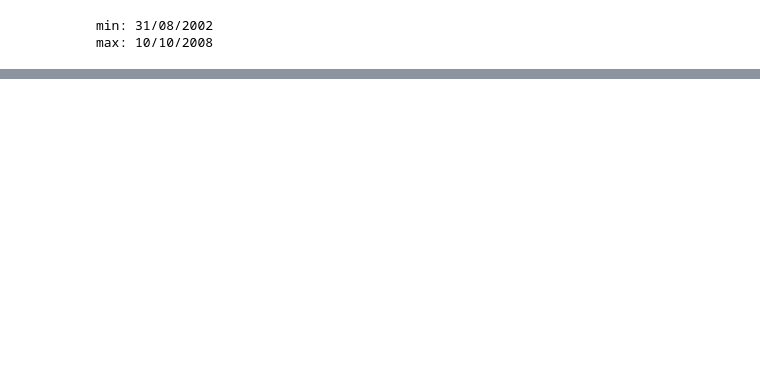
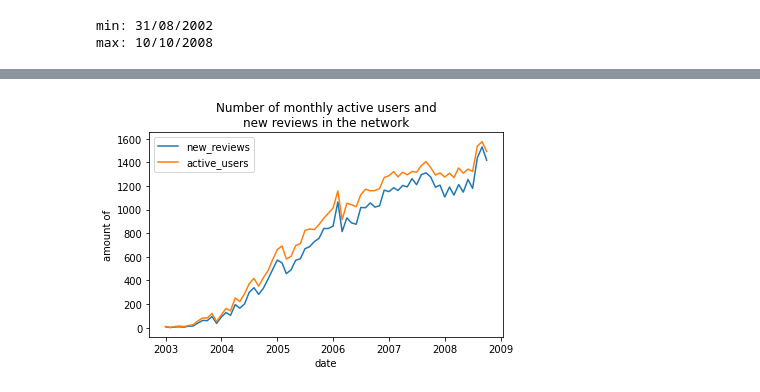
Before and after one commit to LukasDCode/Companionship-Network, a Jupyter notebook: src/over_time_analysis.ipynb, the cells around one changed output, grey strips where cells are left out. Cells and saved outputs as stored; diff of their text form; code cells hidden in the pictures; blank space fills up the shorter version.

```diff
--- a/src/over_time_analysis.ipynb
+++ b/src/over_time_analysis.ipynb
@@ -45,0 +229,10 @@ max: 10/10/2008
+# %%
+plot_line_graph(
+    stats=[(stats['new_edges'], 'new_reviews'), (stats['n_active_users'], 'active_users')],
+    title='Number of monthly active users and\nnew reviews in the network',
+    xlabel='date',
+    ylabel='amount of',
+    file_name='monthly_active_users_and_edges'
+)
+# %% [output]
+[figure, added]
```
Also changed, not shown: parts of 20 cells of this notebook, 5 other files.
